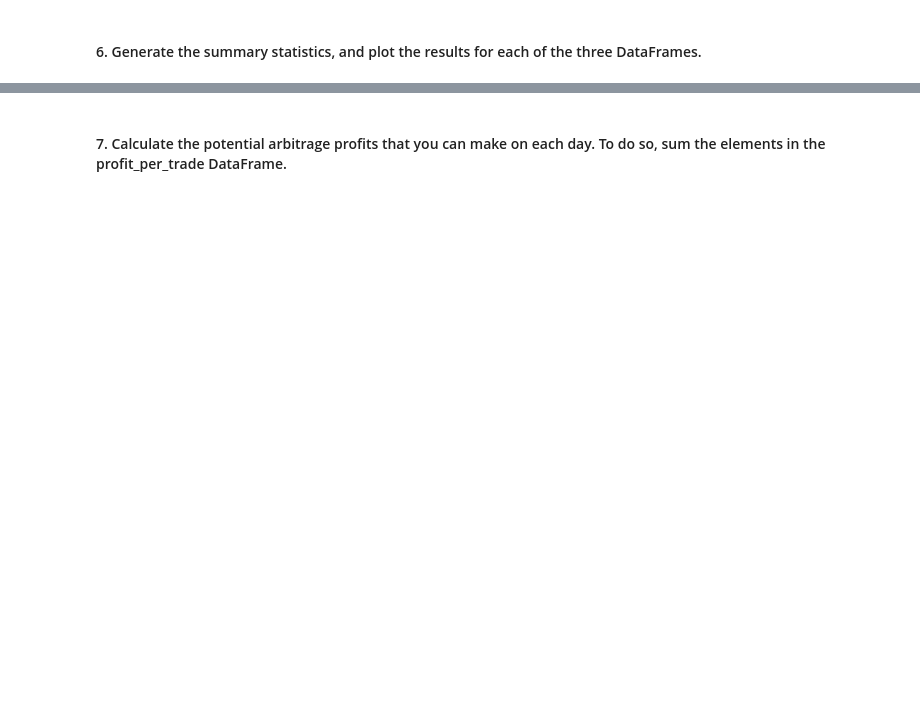
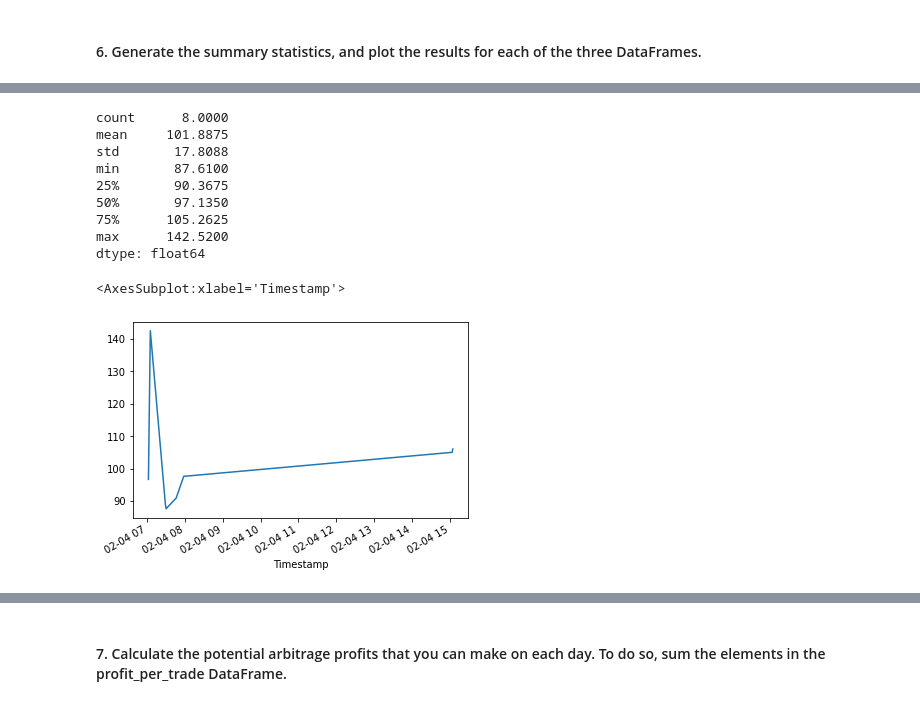
Before and after one commit to mbf2139/FinTech_Challenges, a Jupyter notebook: Module_3_Challenge/crypto_arbitrage.ipynb, the cells around one changed output, grey strips where cells are left out. Saved outputs shown, nothing was run; the diff lists cells and outputs as text; code cells hidden in the pictures; blank space fills up the shorter version.

```diff
--- a/Module_3_Challenge/crypto_arbitrage.ipynb
+++ b/Module_3_Challenge/crypto_arbitrage.ipynb
@@ -611,7 +611,7 @@ spread_return_middle = (arbitrage_spread_middle[arbitrage_spread_middle > 0] /
                         bitstamp_sliced['Bitstamp Closing Price'].loc['2018-02-04'])
 
 # Review the spread return DataFrame
-spread_return_middle = spread_return_middle.dropna().copy()
+#spread_return_middle = spread_return_middle.dropna().copy()
 spread_return_middle
 # %% [output]
 Timestamp
@@ -725,0 +726,5 @@ profit_per_trade_early = # YOUR CODE HERE
+# %%
+# Do the same for the middle dataset
+profit_mid = profitable_trades_mid * bitstamp_sliced['Bitstamp Closing Price'].loc['2018-02-04']
+profit_per_trade_mid = profit_mid.dropna().copy()
+profit_per_trade_mid
@@ -733,0 +770,15 @@ profit_per_trade_early = # YOUR CODE HERE
+# %%
+display(profit_per_trade_mid.describe())
+display(profit_per_trade_mid.plot())
+# %% [output]
+count      8.0000
+mean     101.8875
+std       17.8088
+min       87.6100
+25%       90.3675
+50%       97.1350
+75%      105.2625
+max      142.5200
+dtype: float64
+<AxesSubplot:xlabel='Timestamp'>
+[figure, added]
```
Also changed, not shown: parts of 19 cells of this notebook.
